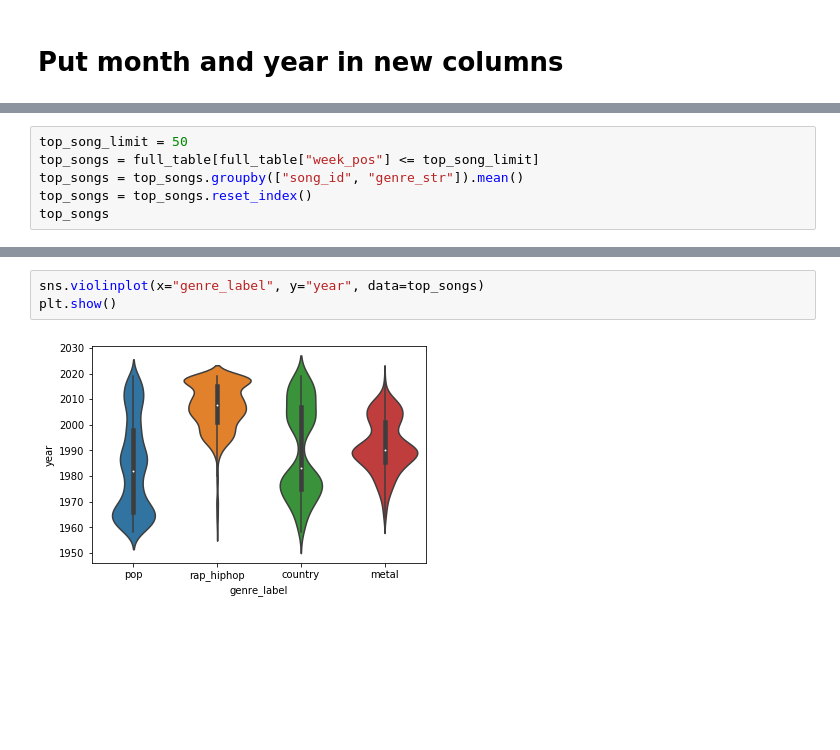
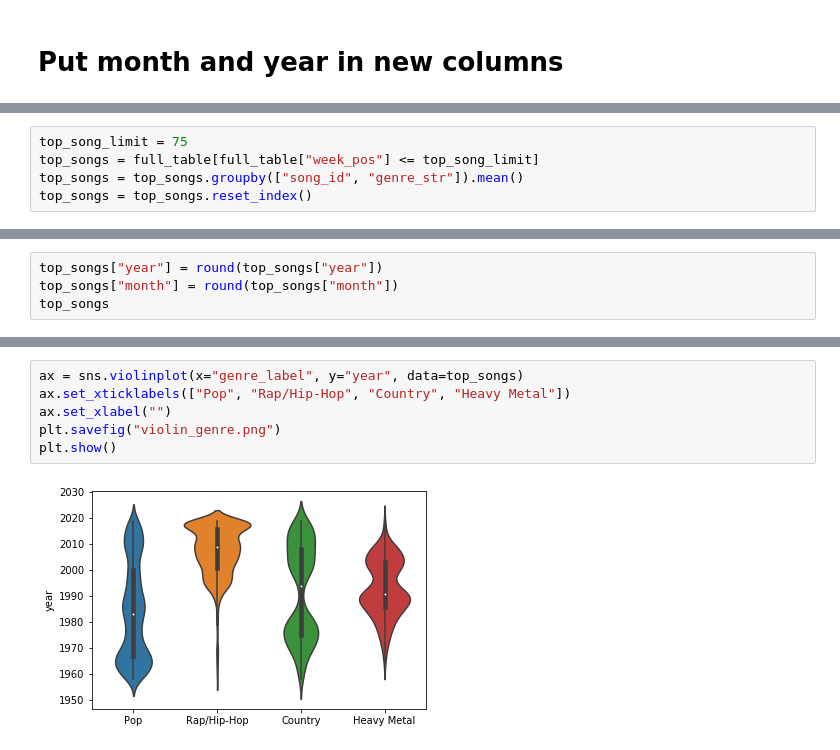
Before and after one commit to ssmcnatt/experimental-design-cap01, a Jupyter notebook: experimental-analysis.ipynb, the cells around one changed output, grey strips where cells are left out. Cells and saved outputs as stored; diff of their text form; blank space fills up the shorter version.

```diff
--- a/experimental-analysis.ipynb
+++ b/experimental-analysis.ipynb
@@ -248,7 +254,6 @@ Name: explicit, dtype: int64
 # %%
-top_song_limit = 50
+top_song_limit = 75
 top_songs = full_table[full_table["week_pos"] <= top_song_limit]
 top_songs = top_songs.groupby(["song_id", "genre_str"]).mean()
 top_songs = top_songs.reset_index()
-top_songs
 # %% [output]
@@ -268 +260,5 @@ top_songs
 [interactive output not drawn]
+# %%
+top_songs["year"] = round(top_songs["year"])
+top_songs["month"] = round(top_songs["month"])
+top_songs
@@ -308,7 +326,10 @@ plt.show()
 [interactive output not drawn]
 # %%
-sns.violinplot(x="genre_label", y="year", data=top_songs)
+ax = sns.violinplot(x="genre_label", y="year", data=top_songs)
+ax.set_xticklabels(["Pop", "Rap/Hip-Hop", "Country", "Heavy Metal"])
+ax.set_xlabel("")
+plt.savefig("violin_genre.png")
 plt.show()
 # %% [output]
-[figure, old version]
+[figure, new version]
 [interactive output not drawn]
```
Also changed, not shown: parts of 52 cells of this notebook, 4 other files.
